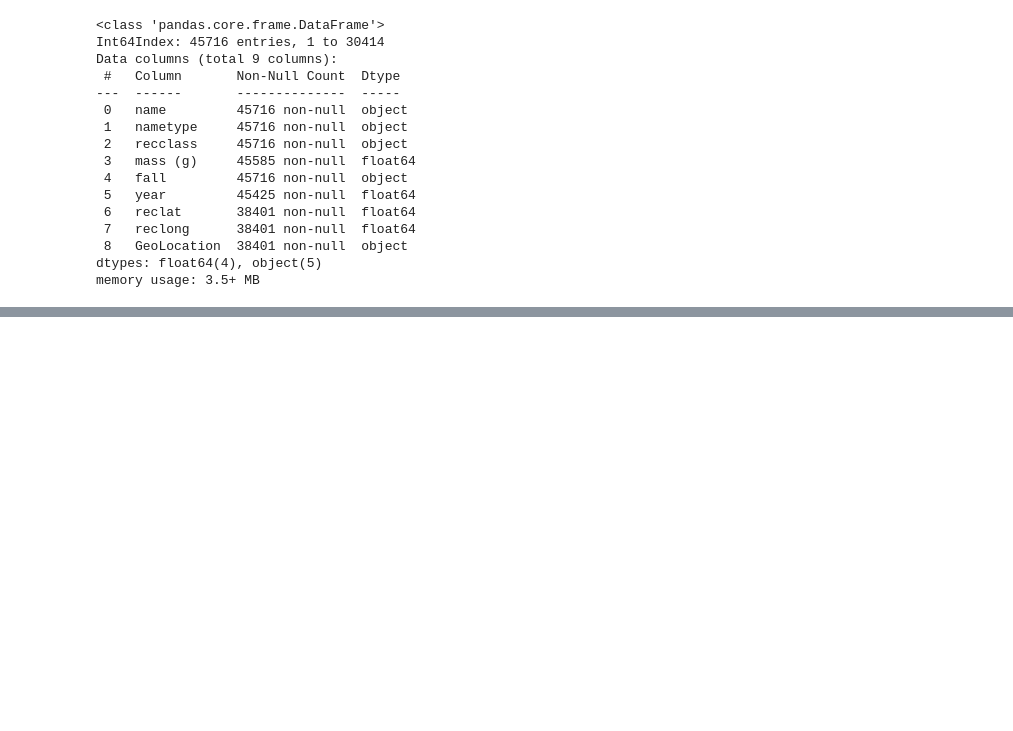
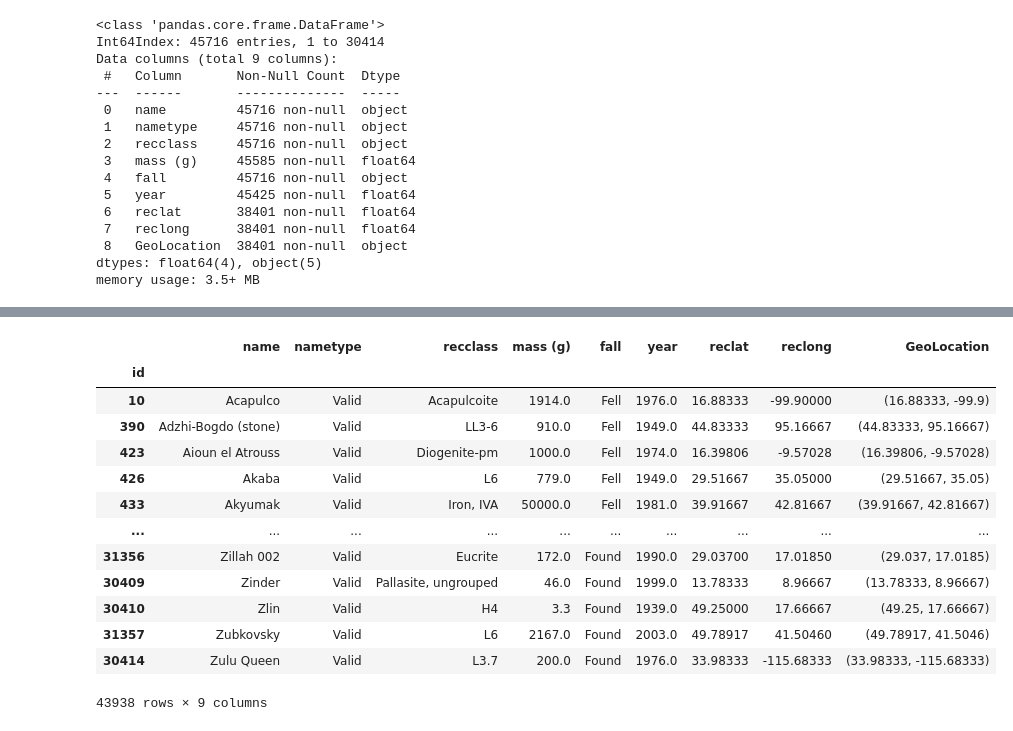
Before and after one commit to c-blomquist/Nasa-Meteorite-Landings-Data-Exploration, a Jupyter notebook: Meteorite_Landings.ipynb, the cells around one changed output, grey strips where cells are left out. Drawn from its saved outputs; the diff is of its cells as text; code cells hidden in the pictures; blank space fills up the shorter version.

```diff
--- a/Meteorite_Landings.ipynb
+++ b/Meteorite_Landings.ipynb
@@ -46,0 +69,20 @@ memory usage: 3.5+ MB
+# %%
+# lets do the same thing but lets look at the upper quartile for the data for the most common years
+year_counts = year_counts[year_counts > 22].index
+years_filtered_df = df[df['year'].isin(year_counts)]
+years_filtered_df
+# %% [output]
+|  | name | nametype | recclass | mass (g) | fall | year | reclat | reclong | GeoLocation |
+| id |  |  |  |  |  |  |  |  |  |
+| 10 | Acapulco | Valid | Acapulcoite | 1914.0 | Fell | 1976.0 | 16.88333 | -99.90000 | (16.88333, -99.9) |
+| 390 | Adzhi-Bogdo (stone) | Valid | LL3-6 | 910.0 | Fell | 1949.0 | 44.83333 | 95.16667 | (44.83333, 95.16667) |
+| 423 | Aioun el Atrouss | Valid | Diogenite-pm | 1000.0 | Fell | 1974.0 | 16.39806 | -9.57028 | (16.39806, -9.57028) |
+| 426 | Akaba | Valid | L6 | 779.0 | Fell | 1949.0 | 29.51667 | 35.05000 | (29.51667, 35.05) |
+| 433 | Akyumak | Valid | Iron, IVA | 50000.0 | Fell | 1981.0 | 39.91667 | 42.81667 | (39.91667, 42.81667) |
+| ... | ... | ... | ... | ... | ... | ... | ... | ... | ... |
+| 31356 | Zillah 002 | Valid | Eucrite | 172.0 | Found | 1990.0 | 29.03700 | 17.01850 | (29.037, 17.0185) |
+| 30409 | Zinder | Valid | Pallasite, ungrouped | 46.0 | Found | 1999.0 | 13.78333 | 8.96667 | (13.78333, 8.96667) |
+| 30410 | Zlin | Valid | H4 | 3.3 | Found | 1939.0 | 49.25000 | 17.66667 | (49.25, 17.66667) |
+| 31357 | Zubkovsky | Valid | L6 | 2167.0 | Found | 2003.0 | 49.78917 | 41.50460 | (49.78917, 41.5046) |
+| 30414 | Zulu Queen | Valid | L3.7 | 200.0 | Found | 1976.0 | 33.98333 | -115.68333 | (33.98333, -115.68333) |
+43938 rows × 9 columns
```
Also changed, not shown: parts of 6 cells of this notebook.
